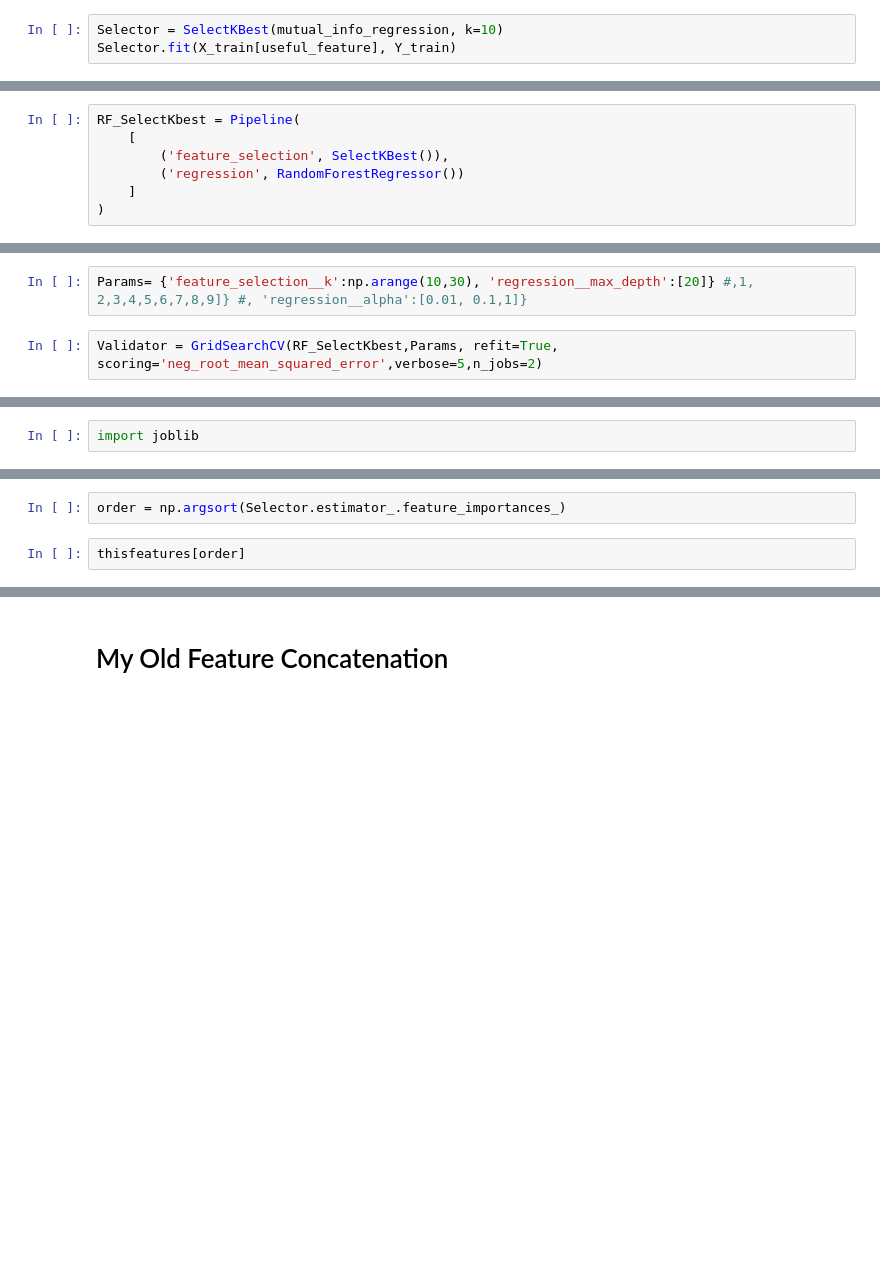
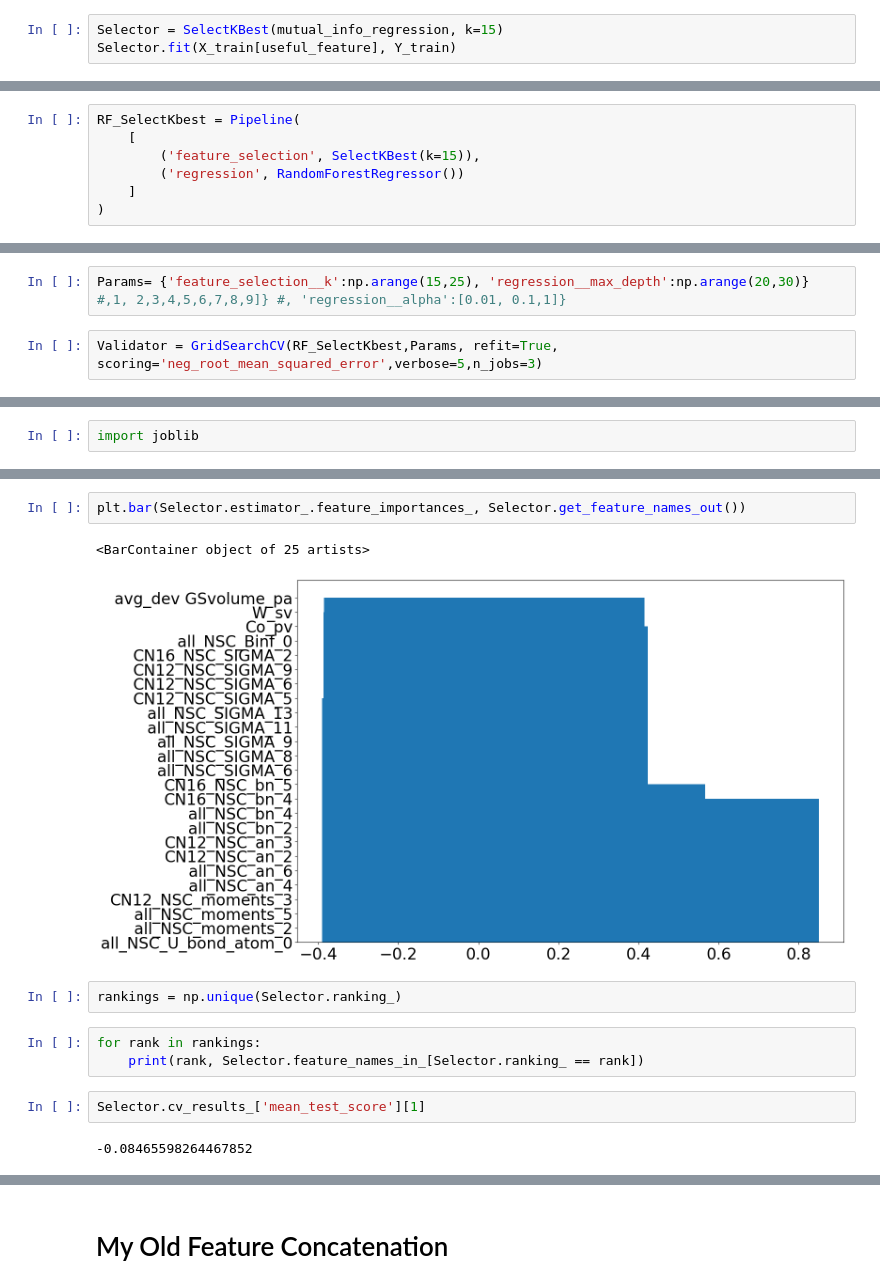
Before and after one commit to AIIMProject/MLFeMoTCPs, a Jupyter notebook: CNAVFeatureSelection.ipynb, the cells around one changed output, grey strips where cells are left out. Saved outputs shown, nothing was run; the diff lists cells and outputs as text; blank space fills up the shorter version.

```diff
--- a/CNAVFeatureSelection.ipynb
+++ b/CNAVFeatureSelection.ipynb
@@ -421,5 +432,5 @@ useful_feature = []
 for key in useful.keys():
     useful_feature+=useful[key]
 # %%
-Selector = SelectKBest(mutual_info_regression, k=10)
+Selector = SelectKBest(mutual_info_regression, k=15)
 Selector.fit(X_train[useful_feature], Y_train)
@@ -444,7 +472,7 @@ mses
 # %%
 RF_SelectKbest = Pipeline(
     [
-        ('feature_selection', SelectKBest()),
+        ('feature_selection', SelectKBest(k=15)),
         ('regression', RandomForestRegressor())
     ]
 )
@@ -465,8 +509,8 @@ mses
 # %% [markdown]
 ### with cross validation
 # %%
-Params= {'feature_selection__k':np.arange(10,30), 'regression__max_depth':[20]} #,1, 2,3,4,5,6,7,8,9]} #, 'regression__alpha':[0.01, 0.1,1]}
+Params= {'feature_selection__k':np.arange(15,25), 'regression__max_depth':np.arange(20,30)} #,1, 2,3,4,5,6,7,8,9]} #, 'regression__alpha':[0.01, 0.1,1]}
 # %%
-Validator = GridSearchCV(RF_SelectKbest,Params, refit=True, scoring='neg_root_mean_squared_error',verbose=5,n_jobs=2)
+Validator = GridSearchCV(RF_SelectKbest,Params, refit=True, scoring='neg_root_mean_squared_error',verbose=5,n_jobs=3)
 # %%
 Validator.fit(X_train, Y_train)
@@ -572,4 +692,14 @@ thisfeatures = X_train.columns[Selector.support_]
 # %%
-order = np.argsort(Selector.estimator_.feature_importances_)
+plt.bar(Selector.estimator_.feature_importances_, Selector.get_feature_names_out())
+# %% [output]
+<BarContainer object of 25 artists>
+[figure, added]
-# %%
-thisfeatures[order]
+# %%
+rankings = np.unique(Selector.ranking_)
+# %%
+for rank in rankings:
+    print(rank, Selector.feature_names_in_[Selector.ranking_ == rank])
+# %%
+Selector.cv_results_['mean_test_score'][1]
+# %% [output]
+-0.08465598264467852
```
Also changed, not shown: parts of 53 cells of this notebook, 4 other files.
